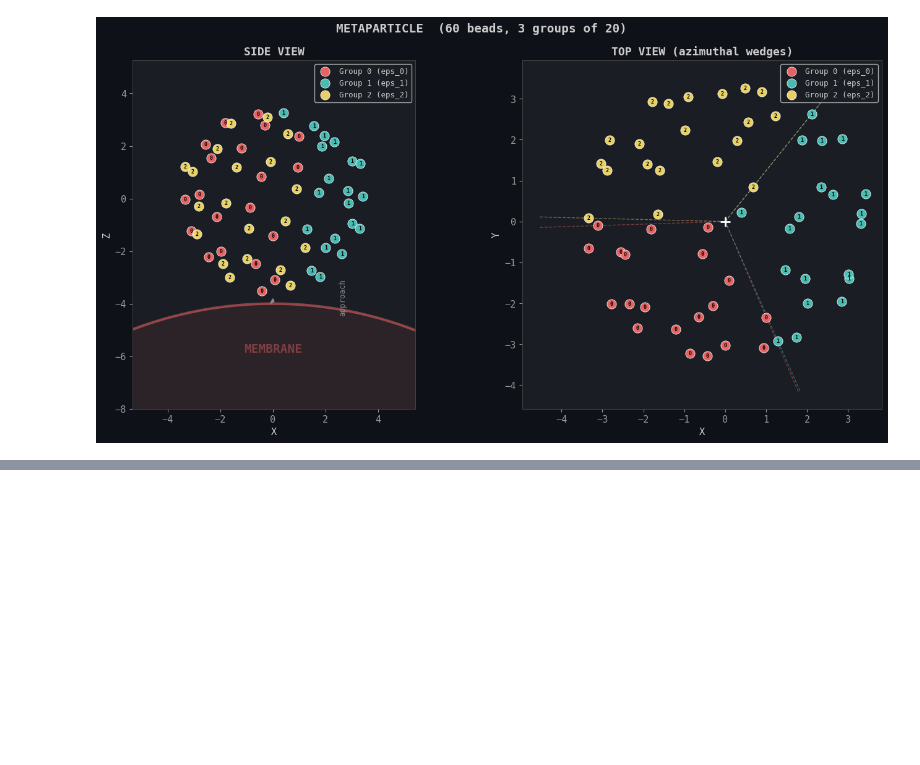
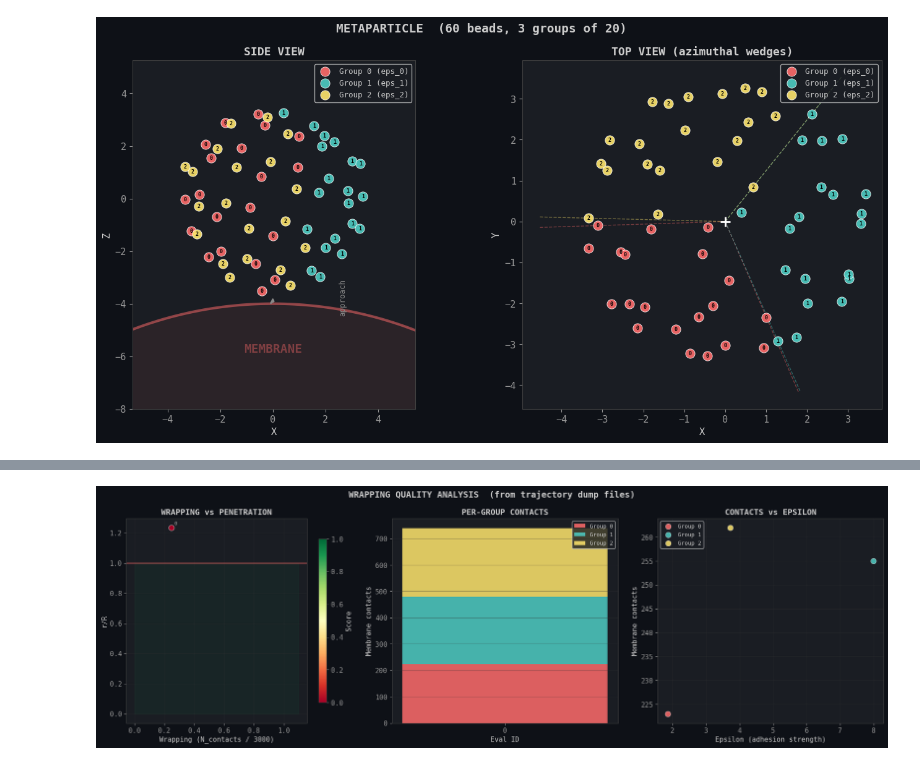
Before and after one commit to MaartenStork/metaparticles-main, a Jupyter notebook: analyze_bo.ipynb, the cells around one changed output, grey strips where cells are left out. Drawn from its saved outputs; the diff is of its cells as text; code cells hidden in the pictures; blank space fills up the shorter version.

```diff
--- a/analyze_bo.ipynb
+++ b/analyze_bo.ipynb
@@ -599,3 +659,84 @@ plt.show()
+# %%
+# WRAPPING ANALYSIS
+# Left: total wrapping vs r/R (penetration)
+# Center: per-group contacts as stacked bars
+# Right: wrapping efficiency = contacts / epsilon (who gets the most bang for buck?)
+
+w_mask = np.array([w["has_dump"] for w in wrapping_data])
+
+if w_mask.sum() > 0:
+    fig, axes = plt.subplots(1, 3, figsize=(18, 6))
+    group_names = ["Group 0", "Group 1", "Group 2"]
+
+    w_ok = [w for w in wrapping_data if w["has_dump"]]
+    w_idx = np.where(w_mask)[0]  # indices into ok[]
+
+    n_cont = np.array([w["n_contacts"] for w in w_ok])
+    wrap = np.array([w["wrapping"] for w in w_ok])
+    w_rR = rR[w_idx]
+    w_scores = scores[w_idx]
+    w_eps = eps[w_idx]
+    w_eids = eval_ids[w_idx]
+
+    # --- LEFT: wrapping vs penetration depth ---
+    ax = axes[0]
+    sc = ax.scatter(wrap, w_rR, c=w_scores, cmap="RdYlGn", s=80,
+                    edgecolors="white", linewidths=0.5, vmin=0, vmax=1, zorder=5)
+    for k, eid in enumerate(w_eids):
+        ax.text(wrap[k] + 0.02, w_rR[k] + 0.02, str(eid),
+                fontsize=8, color="#aaa")
+    ax.axhline(1.0, color="#ff6b6b", ls="-", lw=1.5, alpha=0.7)
+    ax.fill_betweenx([0, 1], 0, 1.1, alpha=0.04, color="#00ff88")
+    ax.set_xlabel("Wrapping (N_contacts / 3000)")
+    ax.set_ylabel("r/R")
+    ax.set_title("WRAPPING vs PENETRATION", fontweight="bold", fontsize=13)
+    ax.grid(True)
+    fig.colorbar(sc, ax=ax, label="Score", shrink=0.8)
+
+    # --- CENTER: per-group contacts stacked bar ---
+    ax = axes[1]
+    gc_0 = np.array([w["group_contacts"].get(0, 0) for w in w_ok])
+    gc_1 = np.array([w["group_contacts"].get(1, 0) for w in w_ok])
+    gc_2 = np.array([w["group_contacts"].get(2, 0) for w in w_ok])
+
+    x_pos = np.arange(len(w_ok))
+    bar_labels = [str(eid) for eid in w_eids]
+
+    ax.bar(x_pos, gc_0, color=group_colors[0], alpha=0.85, label="Group 0")
+    ax.bar(x_pos, gc_1, bottom=gc_0, color=group_colors[1], alpha=0.85, label="Group 1")
+    ax.bar(x_pos, gc_2, bottom=gc_0 + gc_1, color=group_colors[2], alpha=0.85, label="Group 2")
+
+    ax.set_xticks(x_pos)
+    ax.set_xticklabels(bar_labels)
+    ax.set_xlabel("Eval ID")
+    ax.set_ylabel("Membrane contacts")
+    ax.set_title("PER-GROUP CONTACTS", fontweight="bold", fontsize=13)
+    ax.legend(fontsize=9, loc="upper right")
+    ax.grid(True, axis="y")
+
+    # --- RIGHT: wrapping efficiency = contacts_g / epsilon_g ---
+    ax = axes[2]
+    for g in range(3):
+        gc_g = np.array([w["group_contacts"].get(g, 0) for w in w_ok])
+        eff = gc_g / np.clip(w_eps[:, g], 0.1, None)
+        ax.scatter(w_eps[:, g], gc_g, c=group_colors[g], s=80,
+                   edgecolors="white", linewidths=0.5, label=group_names[g],
+                   alpha=0.85, zorder=5)
+
+    ax.set_xlabel("Epsilon (adhesion strength)")
+    ax.set_ylabel("Membrane contacts")
+    ax.set_title("CONTACTS vs EPSILON", fontweight="bold", fontsize=13)
+    ax.legend(fontsize=9, loc="upper left")
+    ax.grid(True)
+
+    fig.suptitle("WRAPPING QUALITY ANALYSIS  (from trajectory dump files)",
+                 fontweight="bold", fontsize=14)
+    plt.tight_layout()
+    plt.show()
+else:
+    print("No dump files available — run new evaluations to get wrapping data")
+# %% [output]
+[figure, added]
 # %%
 # COSINE/SQUARED + WCA POTENTIAL: best run vs worst run
 # Shows the actual membrane-bead interaction potential for each group
```
Also changed, not shown: parts of 14 cells of this notebook, 2 other files.
